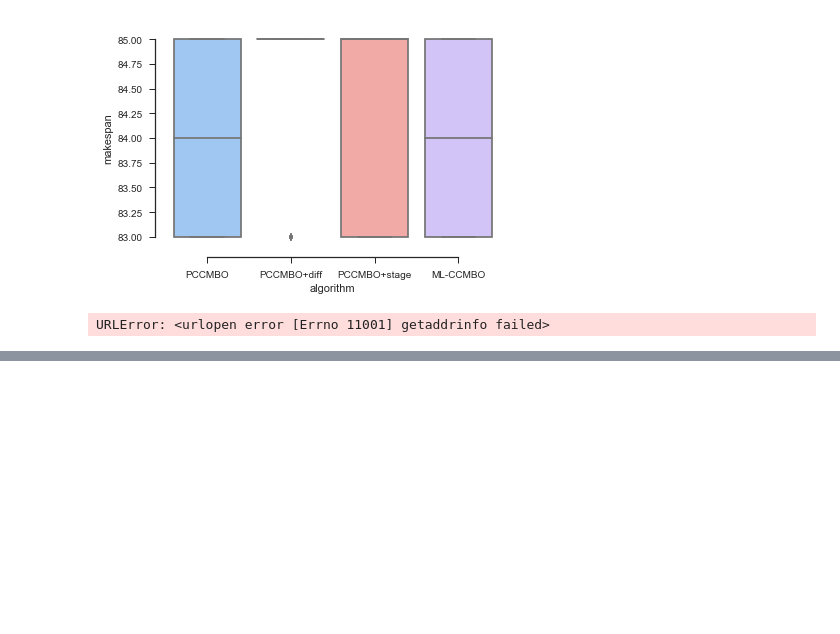
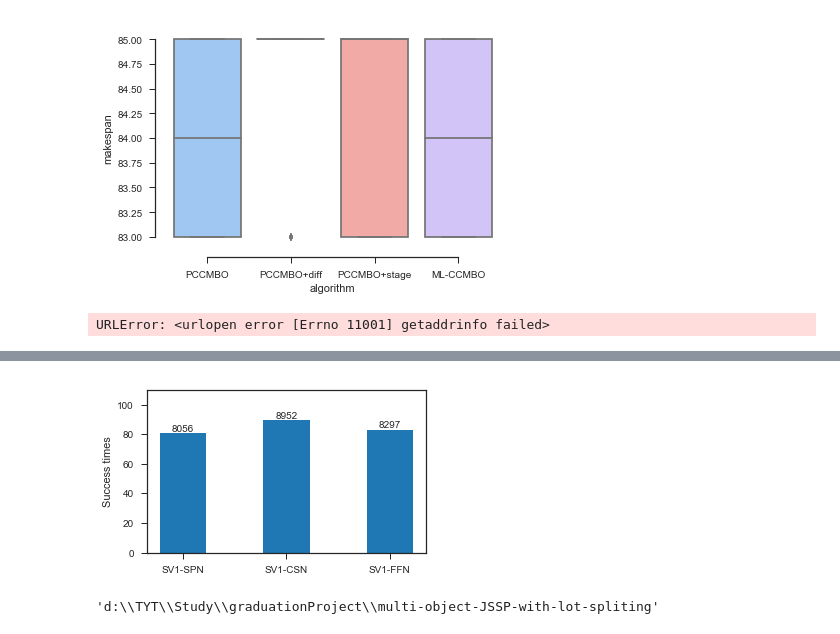
Before and after one commit to dawnohdawn/multi-object-JSSP-with-lot-spliting, a Jupyter notebook: 画优化结果分布图.ipynb, the cells around one changed output, grey strips where cells are left out. Saved outputs shown, nothing was run; the diff lists cells and outputs as text; code cells hidden in the pictures; blank space fills up the shorter version.

```diff
--- a/画优化结果分布图.ipynb
+++ b/画优化结果分布图.ipynb
@@ -55,0 +75,30 @@ sns.violinplot?
+# %%
+import matplotlib.pyplot as plt
+
+name_list = ['SV1-SPN', 'SV1-CSN', 'SV1-FFN']
+num_list = [8056,8952,8297]
+
+# name_list = ['SV2-SPN', 'SV2-CSN', 'SV2-FFN']
+# num_list = [5006,5170,5008]
+
+plt.figure(figsize=(5,3))
+# rects=plt.bar(range(len(num_list)), [item/100.0 for item in num_list], color='#1f77b4', width = 0.35)
+rects=plt.bar(range(len(num_list)), [item/100.0 for item in num_list], color='#1f77b4', width = 0.45)
+# X轴标题
+index=[0,1,2]
+# index=[float(c) for c in index]
+plt.ylim(ymax=110, ymin=0)
+plt.xticks(index, name_list)
+plt.ylabel("Success times") #X轴标签
+for rect in rects:
+    height = rect.get_height()
+    plt.text(rect.get_x() + rect.get_width() / 2, height, str(int(height*100)), ha='center', va='bottom')
+
+plt.savefig(PATH+"\\"+'S1邻域算子效果',dpi=160)
+# plt.show()
+# %% [output]
+[figure, added]
+# %%
+PATH
+# %% [output]
+'d:\\TYT\\Study\\graduationProject\\multi-object-JSSP-with-lot-spliting'
```
Also changed, not shown: parts of 2 cells of this notebook, 21 other files.
